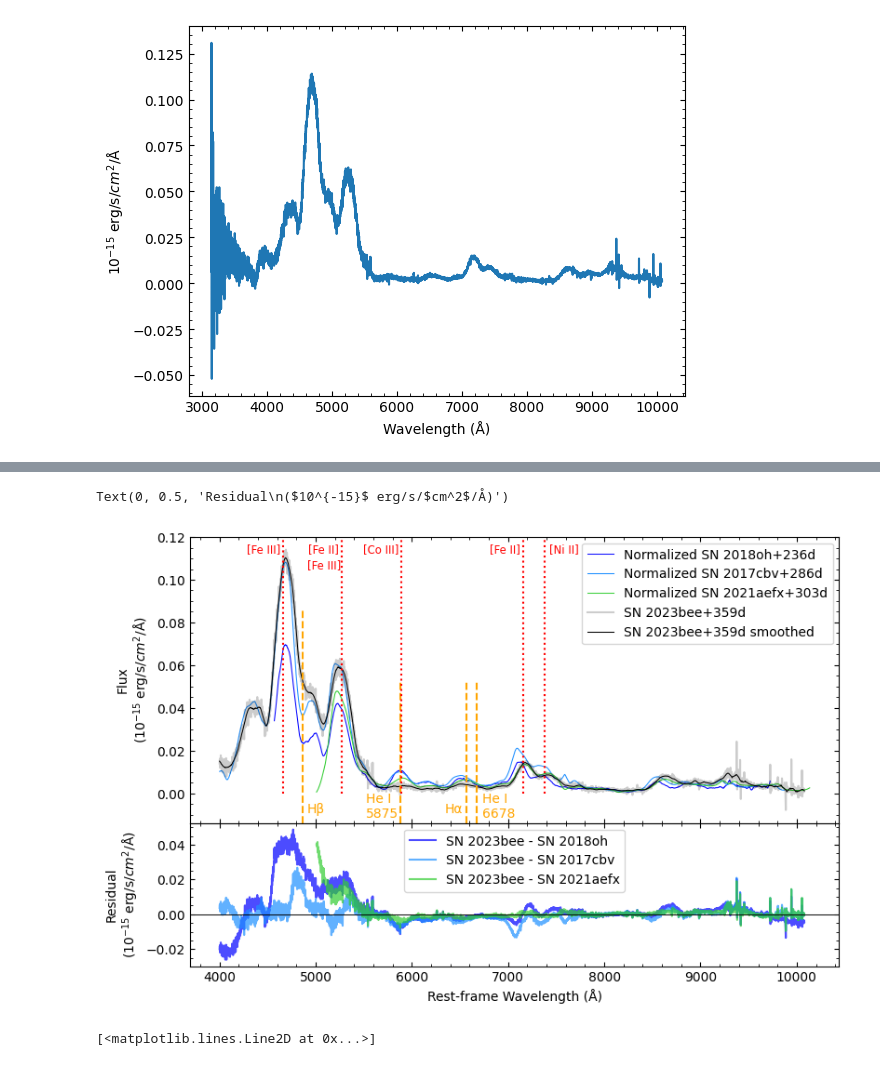
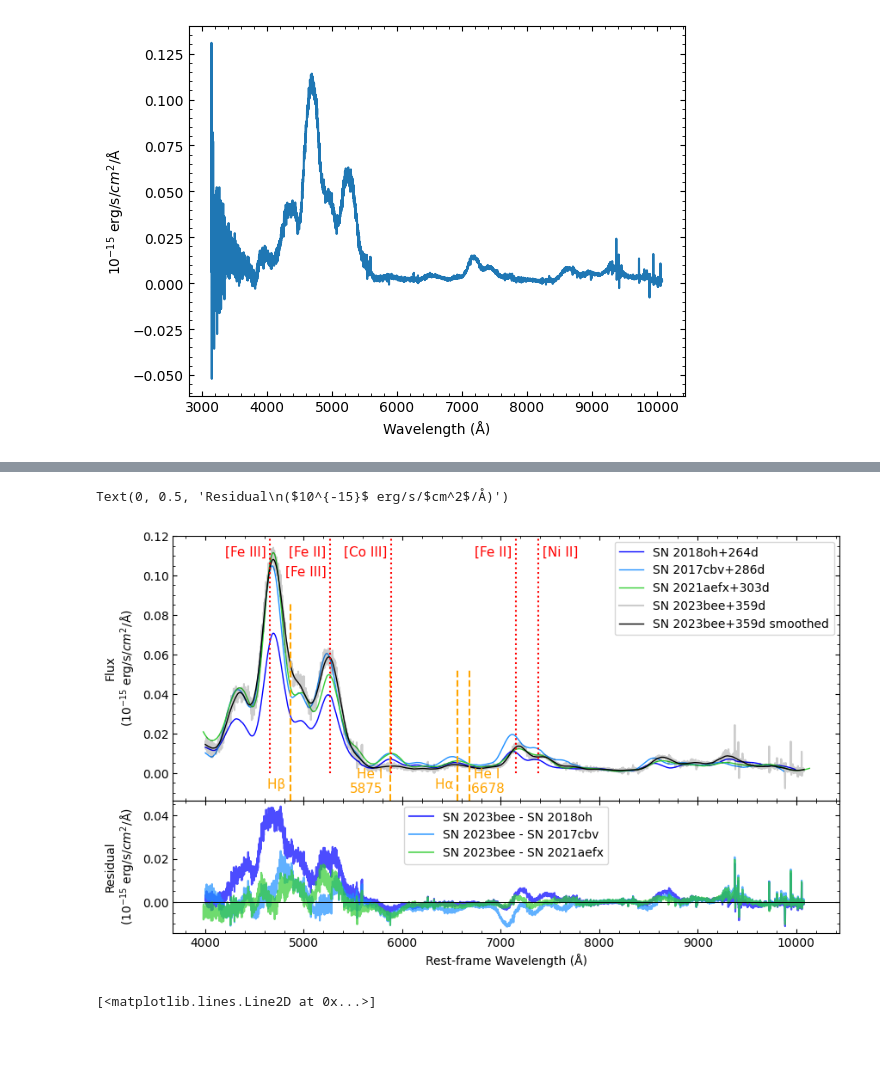
Before and after one commit to skvc22/sn2023bee, a Jupyter notebook: calibrate.ipynb, the cells around one changed output, grey strips where cells are left out. Drawn from its saved outputs; the diff is of its cells as text; code cells hidden in the pictures; blank space fills up the shorter version.

```diff
--- a/calibrate.ipynb
+++ b/calibrate.ipynb
@@ -154,8 +231,8 @@ Text(0, 0.5, '$10^{-15}$ erg/s/$cm^2$/Å')
 [figure]
 # %%
 # smooth the spectrum, and then plot 200A ranges around four emission line locations
-
-smoothed_bee = savgol_filter(spec.t.flux, 85, 3)
+kernel=85*3
+smoothed_bee = savgol_filter(spec.t.flux, kernel, 3)
 
 halpha = 6562.79
 hbeta = 4861.35
@@ -168,8 +245,8 @@ FeII2 = 5261.5273
 FeIII = 5270
 FeIII2 = 4658.4702
 
-plt.plot(spec.t.wavelength, spec.t.flux*(10**15), alpha=.5)
-plt.plot(spec.t.wavelength, smoothed_bee*(10**15), color='tab:blue')
+plt.plot(spec.t.wavelength, spec.t.flux, alpha=.5)
+plt.plot(spec.t.wavelength, smoothed_bee, color='tab:blue')
 
 plt.axvspan(halpha-100, halpha+100, alpha=0.5, color='tab:orange')
 plt.axvspan(hbeta-100, hbeta+100, alpha=0.5, color='tab:green')
@@ -452,8 +540,8 @@ deimosspec.t=deimosspec.t[ohmask]
 lrisspec.t.flux = lrisspec.t.flux*(10**15)
 lrisspec.t.wavelength = lrisspec.t.wavelength/1.010981
 
-smoothed_oh_deimos = savgol_filter(deimosspec.t.flux, 85, 2)
-smoothed_oh_lris = savgol_filter(lrisspec.t.flux, 85, 2)
+smoothed_oh_deimos = savgol_filter(deimosspec.t.flux, kernel, 2)
+smoothed_oh_lris = savgol_filter(lrisspec.t.flux, kernel, 2)
 
 p = deimosspec.ix_inrange('wavelength', hei5875+100,halpha-100)
 q = deimosspec.ix_inrange('wavelength', hei6678+100, 7100)
@@ -479,12 +560,14 @@ See the documentation for a more detailed explanation: https://pandas.pydata.org
 # %%
 # read in the spectrum for 2017cbv, extract the GMOS optical spectrum from Jan 9, 2018, convert indices with flux = NaN-representing -9.9 into NaNs and drop; smooth
+gmoskernel=101*3
+
 gmos1spec = pdastroclass()
 spec_cbv = pd.read_csv('./other_sne/2017cbv_3spectra.txt', skiprows=np.arange(0,24), names = ['instrument','unit', 'wavelength', 'flux'], sep=r'\s+')
 gmos1spec.t = spec_cbv.loc[spec_cbv['instrument'].eq("GMOS_1")].copy().reset_index()
 gmos1spec.t = gmos1spec.t.replace(-9.9, np.nan)
 gmos1spec.t = gmos1spec.t.dropna()
 gmos1spec.t.wavelength = gmos1spec.t.wavelength/1.003999
-smoothed_cbv = savgol_filter(gmos1spec.t.flux, 101, 3)
+smoothed_cbv = savgol_filter(gmos1spec.t.flux, gmoskernel, 3)
 # %%
 def add_lines(pltax, axnum, zero):
     """
@@ -519,9 +630,10 @@ def add_lines(pltax, axnum, zero):
 cutoff=4000
 bee_cutoff=spec.t.wavelength>4000
 cbv_cutoff=gmos1spec.t.wavelength>4000
+lris_cutoff=lrisspec.t.wavelength>4000
 
 fig, (ax, res) = plt.subplots(2, 1, gridspec_kw={'height_ratios': [2, 1]}, sharex=True)
-fig.set_figwidth(9)
+fig.set_figwidth(10)
 fig.set_figheight(6)
 # fig.tight_layout()
 plt.subplots_adjust(hspace=0)
@@ -530,51 +642,65 @@ plt.subplots_adjust(hspace=0)
 # normalize SNe 2018oh and 2017cbv to SN 2023bee
 ixs_bee = spec.ix_inrange('wavelength',7500,8500)
 ixs_oh = deimosspec.ix_inrange('wavelength',7500,8500)
-ixs_aefx = aefxr.ix_inrange('wavelength',7500,8500)
+ixs_lris = lrisspec.ix_inrange('wavelength',7500,8500)
+ixs_aefx = aefx.ix_inrange('wavelength',7500,8500)
+# ixs_aefxb = aefxb.ix_inrange('wavelength',6150,6350)
 med_bee = np.median(spec.t.flux[ixs_bee])
 med_oh = np.median(deimosspec.t.flux[ixs_oh])
-med_aefx = np.median(aefxr.t.flux[ixs_aefx])
+med_lris = np.median(lrisspec.t.flux[ixs_lris])
+med_aefx = np.median(aefx.t.flux[ixs_aefx])
+# med_aefxb = np.median(aefxb.t.flux[ixs_aefxb])
 constant_oh = med_bee/med_oh
+constant_lris = med_bee/med_lris
+# constant_aefxr = med_bee/med_aefxr
 constant_aefx = med_bee/med_aefx
 ixs_bee = spec.ix_inrange('wavelength',7800,8400)
 ixs_cbv = gmos1spec.ix_inrange('wavelength',7800,8400)
 med_bee = np.median(spec.t.flux[ixs_bee])
 med_cbv = np.median(gmos1spec.t.flux[ixs_cbv])
 constant_cbv = med_bee/med_cbv
 
+
 # plot the SNe
-ax.plot(deimosspec.t.wavelength, smoothed_oh_deimos*constant_oh,color='b',label='Normalized SN 2018oh+236d', lw=.75)
-ax.plot(gmos1spec.t.wavelength[cbv_cutoff], smoothed_cbv[cbv_cutoff]*constant_cbv,color='dodgerblue',label='Normalized SN 2017cbv+286d', lw=.75)
-ax.plot(aefxr.t.wavelength, smoothed_aefxr*constant_aefx,color='limegreen',label='Normalized SN 2021aefx+303d', lw=.75)
+ax.plot(lrisspec.t.wavelength[lris_cutoff], smoothed_oh_lris[lris_cutoff]*constant_lris,color='b',label='SN 2018oh+264d', lw=1)
+# ax.plot(deimosspec.t.wavelength, smoothed_oh_deimos*constant_oh,color='b',label='Normalized SN 2018oh+236d DEIMOS', lw=1)
+ax.plot(gmos1spec.t.wavelength[cbv_cutoff], smoothed_cbv[cbv_cutoff]*constant_cbv,color='dodgerblue',label='SN 2017cbv+286d', lw=1)
+ax.plot(aefx.t.wavelength, smoothed_aefx*constant_aefx,color='limegreen',label='SN 2021aefx+303d', lw=1)
+# ax.plot(aefxb.t.wavelength, smoothed_aefxb*constant_aefxb,color='greenyellow',label='Normalized SN 2021aefx+303d\n(b-band)', lw=1)
 ax.plot(spec.t.wavelength[bee_cutoff], spec.t.flux[bee_cutoff], color='black',alpha=.2, label='SN 2023bee+359d')
-ax.plot(spec.t.wavelength[bee_cutoff], smoothed_bee[bee_cutoff], color='black',label='SN 2023bee+359d smoothed', lw=.75)
+ax.plot(spec.t.wavelength[bee_cutoff], smoothed_bee[bee_cutoff], color='black',label='SN 2023bee+359d smoothed', lw=1)
 
 # find the total y span of the plot, and what percentage of the total plot from the bottom x=0 falls
 ysize = ax.get_ylim()[1] - ax.get_ylim()[0]
 wherezero = -ax.get_ylim()[0]/ysize
 
 #plot element lines at wavelengths where we look for emissions; add legend
 add_lines(ax, 0, wherezero)
 ax.legend()
 
 ax.set_ylabel('Flux\n($10^{-15}$ erg/s/$cm^2$/Å)')
 
 
 # residuals: interpolate comparison spectra onto bee wavelength grid, then subtract smoothed_bee
-aefxr_mask=spec.t.wavelength>aefxr.t.wavelength[0]
+aefx_mask=spec.t.wavelength>aefx.t.wavelength[0] #& (bee_cutoff)
+# aefxb_mask=(spec.t.wavelength<aefxb.t.wavelength.iloc[-1])
 oh_interp = np.interp(spec.t.wavelength, deimosspec.t.wavelength, smoothed_oh_deimos * constant_oh)
+lris_interp = np.interp(spec.t.wavelength, lrisspec.t.wavelength, smoothed_oh_lris * constant_lris)
 cbv_interp = np.interp(spec.t.wavelength, gmos1spec.t.wavelength, smoothed_cbv * constant_cbv)
-aefx_interp = np.interp(spec.t.wavelength[aefxr_mask], aefxr.t.wavelength, smoothed_aefxr * constant_aefx)
-res.plot(spec.t.wavelength[bee_cutoff], spec.t.flux[bee_cutoff] - oh_interp[bee_cutoff], color='b', alpha=.7, label='SN 2023bee - SN 2018oh')
+aefx_interp = np.interp(spec.t.wavelength[aefx_mask], aefx.t.wavelength, smoothed_aefx * constant_aefx)
+# aefxb_interp = np.interp(spec.t.wavelength[aefxb_mask], aefxb.t.wavelength, smoothed_aefxb * constant_aefxb)
+res.plot(spec.t.wavelength[bee_cutoff], spec.t.flux[bee_cutoff] - lris_interp[bee_cutoff], color='b', alpha=.7, label='SN 2023bee - SN 2018oh')
+# res.plot(spec.t.wavelength[bee_cutoff], spec.t.flux[bee_cutoff] - oh_interp[bee_cutoff], color='b', alpha=.7, label='SN 2023bee - SN 2018oh DEIMOS')
 res.plot(spec.t.wavelength[bee_cutoff], spec.t.flux[bee_cutoff] - cbv_interp[bee_cutoff], color='dodgerblue', alpha=.7, label='SN 2023bee - SN 2017cbv')
-res.plot(spec.t.wavelength[aefxr_mask], spec.t.flux[aefxr_mask] - aefx_interp, color='limegreen', alpha=.7, label='SN 2023bee - SN 2021aefx')
+res.plot(spec.t.wavelength[aefx_mask], spec.t.flux[aefx_mask] - aefx_interp, color='limegreen', alpha=.7, label='SN 2023bee - SN 2021aefx')
+# res.plot(spec.t.wavelength[aefxb_mask], spec.t.flux[aefxb_mask] - aefxb_interp, color='greenyellow', alpha=.7, label='SN 2023bee - SN 2021aefx (b-band)')
 res.axhline(0, color='black', lw=.75)
 res.legend()
 res.set_xlabel('Rest-frame Wavelength (Å)')
 res.set_ylabel('Residual\n($10^{-15}$ erg/s/$cm^2$/Å)')
 # %% [output]
 Text(0, 0.5, 'Residual\n($10^{-15}$ erg/s/$cm^2$/Å)')
-[figure, old version]
+[figure, new version]
 # %%
 # normalize and plot the smoothed 18oh and 17cbv spectra overtop the smoothed and unsmoothed 23bee spectrum; indicate wavelengths of examined emission lines
 cutoff=4000
```
Also changed, not shown: parts of 17 cells of this notebook.
